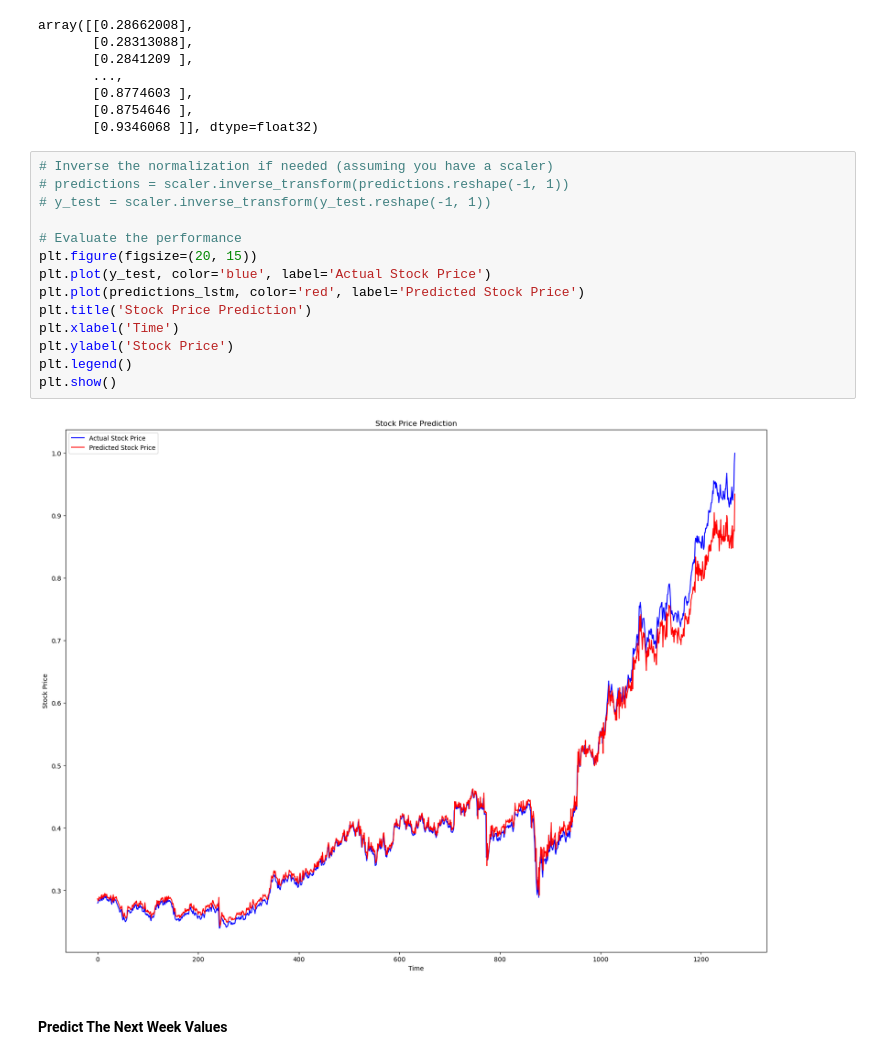
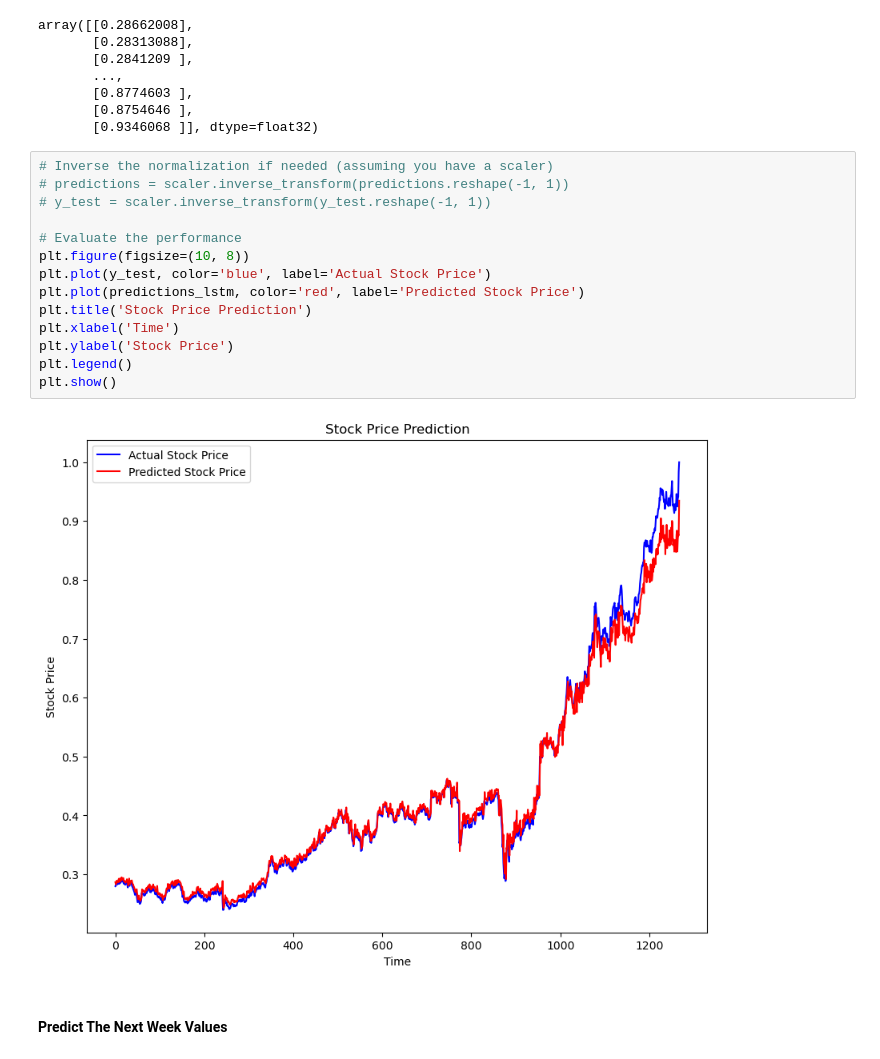
Before and after one commit to nilayjain12/Stock-Price-Prediction, a Jupyter notebook: notebooks/StockPricePrediction.ipynb, the cells around one changed output. Cells and saved outputs as stored; diff of their text form.

```diff
--- a/notebooks/StockPricePrediction.ipynb
+++ b/notebooks/StockPricePrediction.ipynb
@@ -453,18 +521,18 @@ array([[0.28662008],
 # %%
 # Inverse the normalization if needed (assuming you have a scaler)
 # predictions = scaler.inverse_transform(predictions.reshape(-1, 1))
 # y_test = scaler.inverse_transform(y_test.reshape(-1, 1))
 
 # Evaluate the performance
-plt.figure(figsize=(20, 15))
+plt.figure(figsize=(10, 8))
 plt.plot(y_test, color='blue', label='Actual Stock Price')
 plt.plot(predictions_lstm, color='red', label='Predicted Stock Price')
 plt.title('Stock Price Prediction')
 plt.xlabel('Time')
 plt.ylabel('Stock Price')
 plt.legend()
 plt.show()
 # %% [output]
-[figure, old version]
+[figure, new version]
 # %% [markdown]
 #### **Predict The Next Week Values**
```
Also changed, not shown: parts of 11 cells of this notebook, 3 other files.
